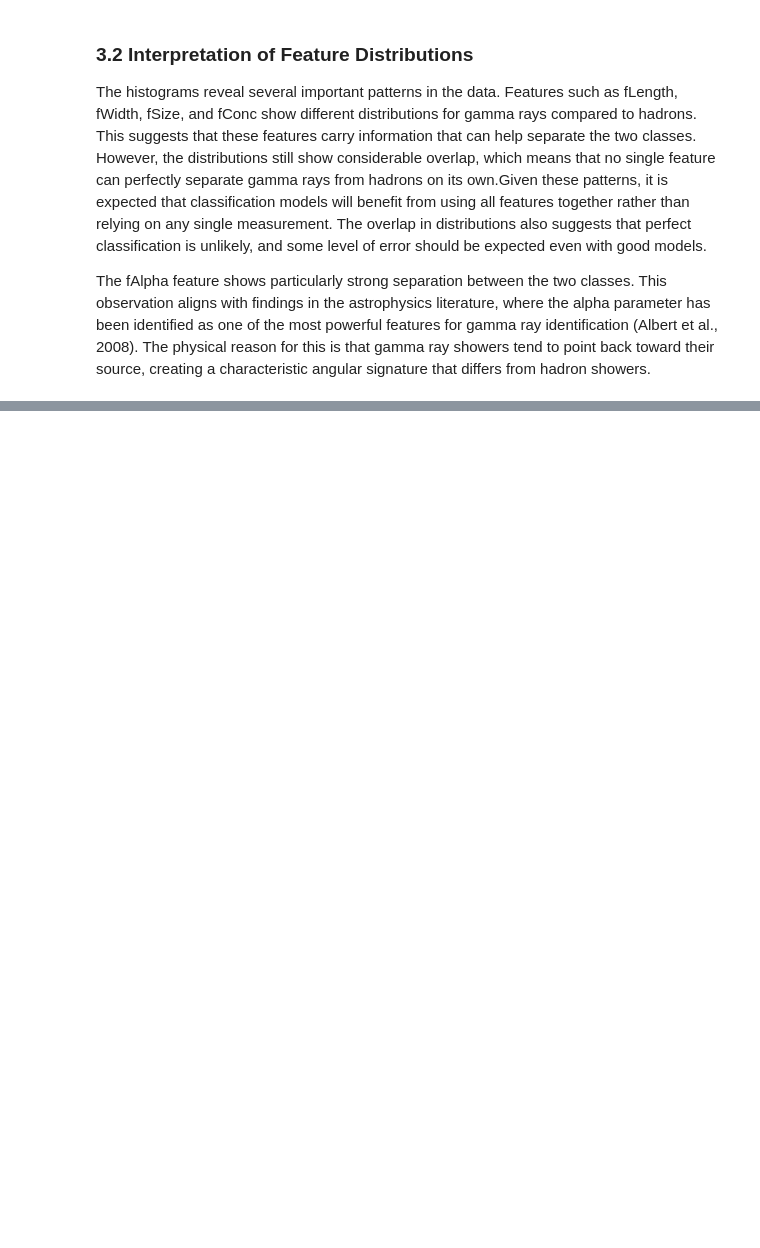
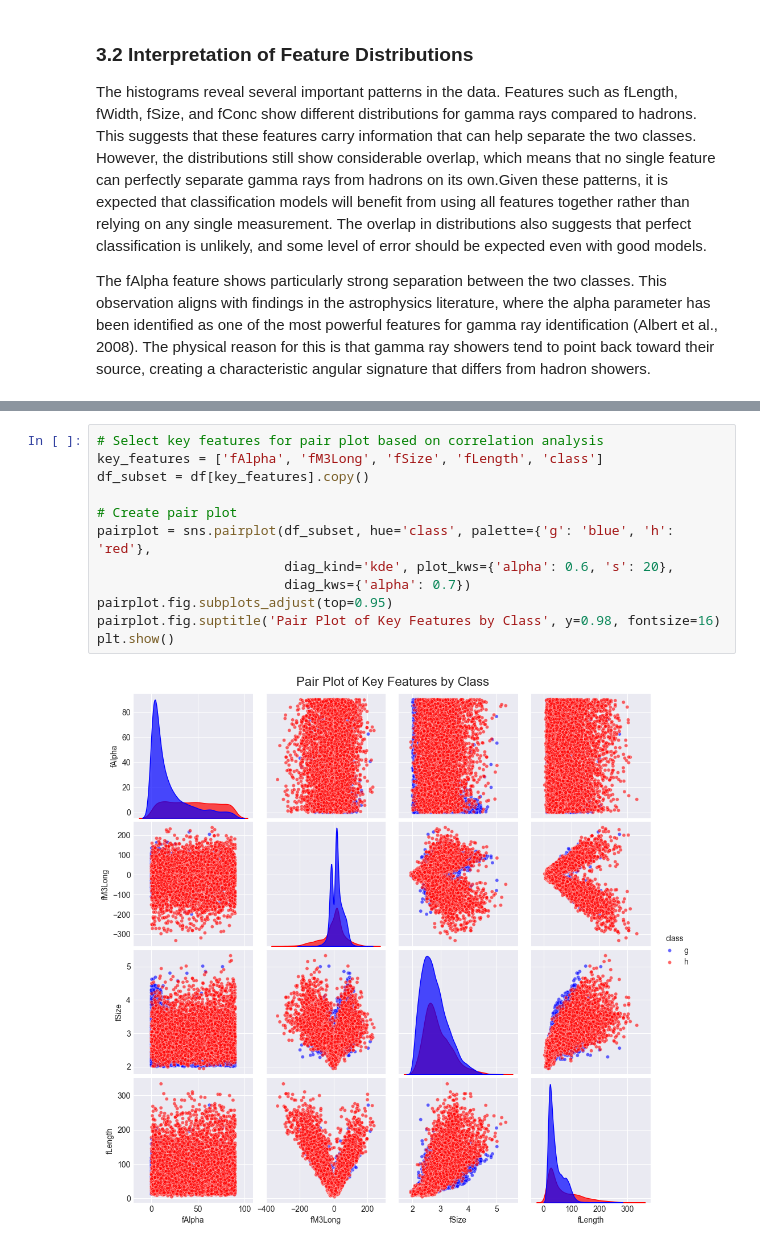
Before and after one commit to mwaniasam/Formative-1, a Jupyter notebook: Formative-1_Classical_ML_and_NN_from_Scratch/Assignment1_SamuelMwania.ipynb, the cells around one changed output, grey strips where cells are left out. Cells and saved outputs as stored; diff of their text form; blank space fills up the shorter version.

```diff
--- a/Formative-1_Classical_ML_and_NN_from_Scratch/Assignment1_SamuelMwania.ipynb
+++ b/Formative-1_Classical_ML_and_NN_from_Scratch/Assignment1_SamuelMwania.ipynb
@@ -151,0 +251,14 @@ Hastie, T., Tibshirani, R., & Friedman, J. (2009). The Elements of Statistical L
+# %%
+# Select key features for pair plot based on correlation analysis
+key_features = ['fAlpha', 'fM3Long', 'fSize', 'fLength', 'class']
+df_subset = df[key_features].copy()
+
+# Create pair plot
+pairplot = sns.pairplot(df_subset, hue='class', palette={'g': 'blue', 'h': 'red'},
+                        diag_kind='kde', plot_kws={'alpha': 0.6, 's': 20},
+                        diag_kws={'alpha': 0.7})
+pairplot.fig.subplots_adjust(top=0.95)
+pairplot.fig.suptitle('Pair Plot of Key Features by Class', y=0.98, fontsize=16)
+plt.show()
+# %% [output]
+[figure, added]
```
Also changed, not shown: parts of 17 cells of this notebook.
